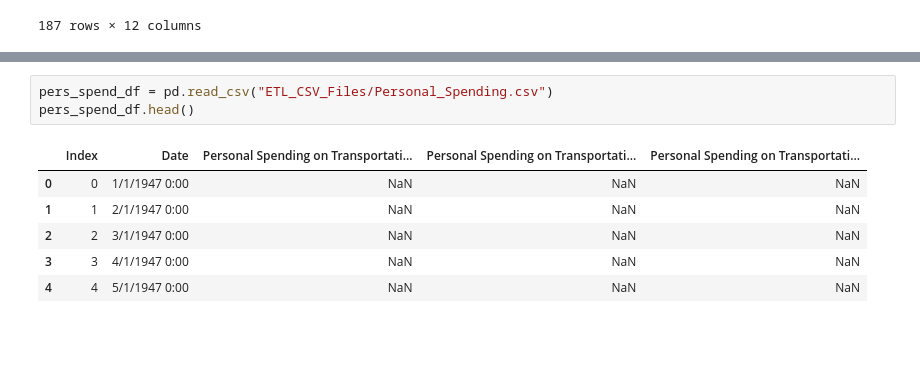
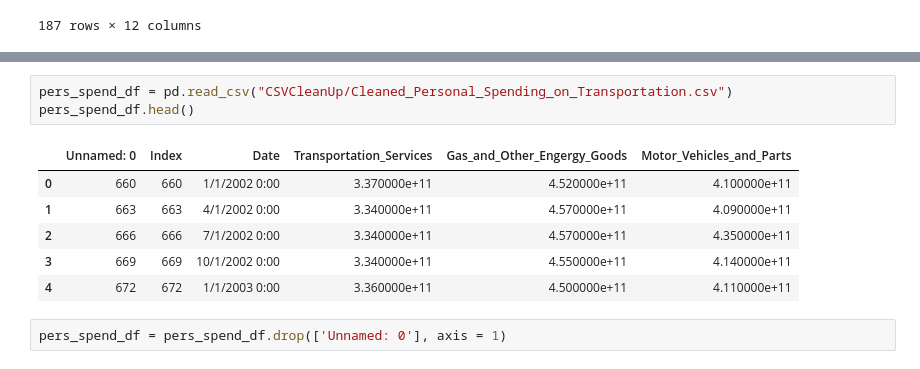
Before and after one commit to RBLevine/ETL-Project, a Jupyter notebook: Transportation.ipynb, the cells around one changed output, grey strips where cells are left out. Cells and saved outputs as stored; diff of their text form; blank space fills up the shorter version.

```diff
--- a/Transportation.ipynb
+++ b/Transportation.ipynb
@@ -130,13 +139,15 @@ highway_df.loc[highway_df['Date']>='2018-1-1']
 # %%
-pers_spend_df = pd.read_csv("ETL_CSV_Files/Personal_Spending.csv")
+pers_spend_df = pd.read_csv("CSVCleanUp/Cleaned_Personal_Spending_on_Transportation.csv")
 pers_spend_df.head()
 # %% [output]
-|  | Index | Date | Personal Spending on Transportati... | Personal Spending on Transportati... | Personal Spending on Transportati... |
-| 0 | 0 | 1/1/1947 0:00 | NaN | NaN | NaN |
-| 1 | 1 | 2/1/1947 0:00 | NaN | NaN | NaN |
-| 2 | 2 | 3/1/1947 0:00 | NaN | NaN | NaN |
-| 3 | 3 | 4/1/1947 0:00 | NaN | NaN | NaN |
-| 4 | 4 | 5/1/1947 0:00 | NaN | NaN | NaN |
+|  | Unnamed: 0 | Index | Date | Transportation_Services | Gas_and_Other_Engergy_Goods | Motor_Vehicles_and_Parts |
+| 0 | 660 | 660 | 1/1/2002 0:00 | 3.370000e+11 | 4.520000e+11 | 4.100000e+11 |
+| 1 | 663 | 663 | 4/1/2002 0:00 | 3.340000e+11 | 4.570000e+11 | 4.090000e+11 |
+| 2 | 666 | 666 | 7/1/2002 0:00 | 3.340000e+11 | 4.570000e+11 | 4.350000e+11 |
+| 3 | 669 | 669 | 10/1/2002 0:00 | 3.340000e+11 | 4.550000e+11 | 4.140000e+11 |
+| 4 | 672 | 672 | 1/1/2003 0:00 | 3.360000e+11 | 4.500000e+11 | 4.110000e+11 |
+# %%
+pers_spend_df = pers_spend_df.drop(['Unnamed: 0'], axis = 1)
 # %%
 pers_spend_df['Date'] = pd.to_datetime(pers_spend_df['Date'])
 pers_spend_df['Date']
```
Also changed, not shown: parts of 19 cells of this notebook, 1 other file.
